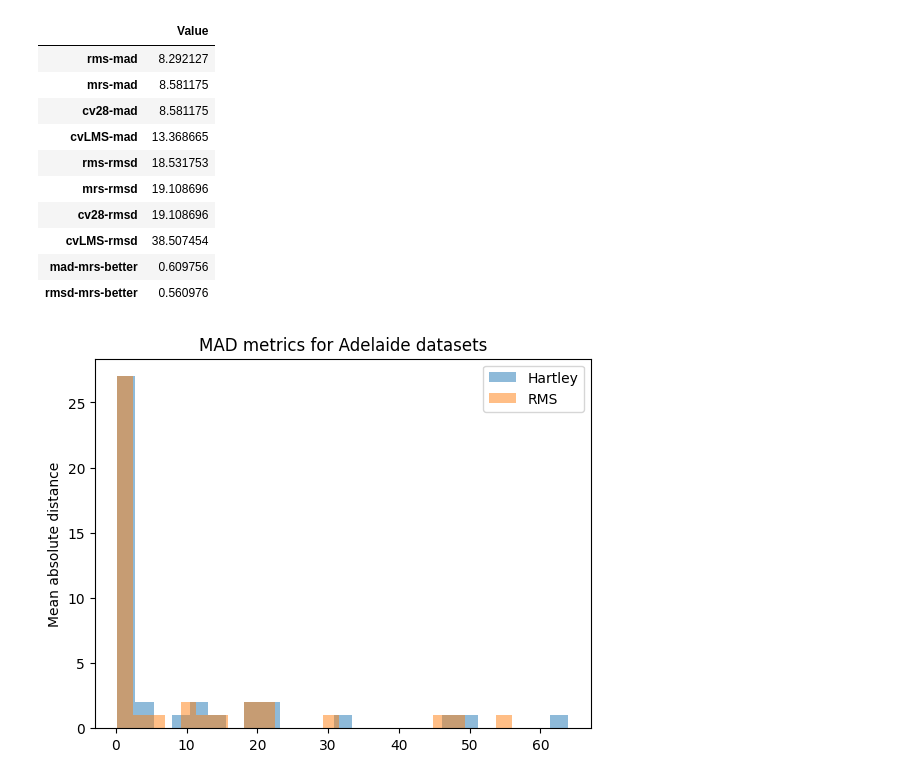
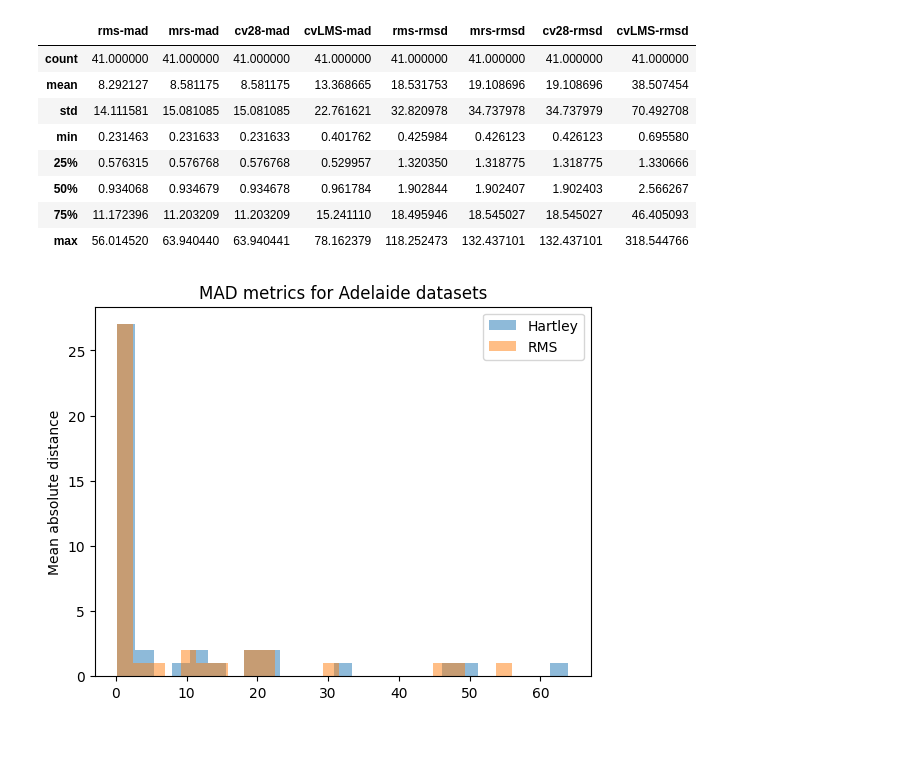
Before and after one commit to matthew-brett/test-fundamental-matrices, a Jupyter notebook: adelaide_metrics.ipynb, the cells around one changed output. Drawn from its saved outputs; the diff is of its cells as text; code cells hidden in the pictures; blank space fills up the shorter version.

```diff
--- a/adelaide_metrics.ipynb
+++ b/adelaide_metrics.ipynb
@@ -16,17 +18,15 @@ df.head()
 # %%
-df.loc[:, 'rms-mad':].mean().to_frame(name='Value')
+df.loc[:, 'rms-mad':].describe()
 # %% [output]
-|  | Value |
-| rms-mad | 8.292127 |
-| mrs-mad | 8.581175 |
-| cv28-mad | 8.581175 |
-| cvLMS-mad | 13.368665 |
-| rms-rmsd | 18.531753 |
-| mrs-rmsd | 19.108696 |
-| cv28-rmsd | 19.108696 |
-| cvLMS-rmsd | 38.507454 |
-| mad-mrs-better | 0.609756 |
-| rmsd-mrs-better | 0.560976 |
+|  | rms-mad | mrs-mad | cv28-mad | cvLMS-mad | rms-rmsd | mrs-rmsd | cv28-rmsd | cvLMS-rmsd |
+| count | 41.000000 | 41.000000 | 41.000000 | 41.000000 | 41.000000 | 41.000000 | 41.000000 | 41.000000 |
+| mean | 8.292127 | 8.581175 | 8.581175 | 13.368665 | 18.531753 | 19.108696 | 19.108696 | 38.507454 |
+| std | 14.111581 | 15.081085 | 15.081085 | 22.761621 | 32.820978 | 34.737978 | 34.737979 | 70.492708 |
+| min | 0.231463 | 0.231633 | 0.231633 | 0.401762 | 0.425984 | 0.426123 | 0.426123 | 0.695580 |
+| 25% | 0.576315 | 0.576768 | 0.576768 | 0.529957 | 1.320350 | 1.318775 | 1.318775 | 1.330666 |
+| 50% | 0.934068 | 0.934679 | 0.934678 | 0.961784 | 1.902844 | 1.902407 | 1.902403 | 2.566267 |
+| 75% | 11.172396 | 11.203209 | 11.203209 | 15.241110 | 18.495946 | 18.545027 | 18.545027 | 46.405093 |
+| max | 56.014520 | 63.940440 | 63.940441 | 78.162379 | 118.252473 | 132.437101 | 132.437101 | 318.544766 |
 # %%
 plt.hist(df['mrs-mad'], alpha=0.5, bins=25, label='Hartley')
 plt.hist(df['rms-mad'], alpha=0.5, bins=25, label='RMS')
```
Also changed, not shown: parts of 2 cells of this notebook, 2 other files.
